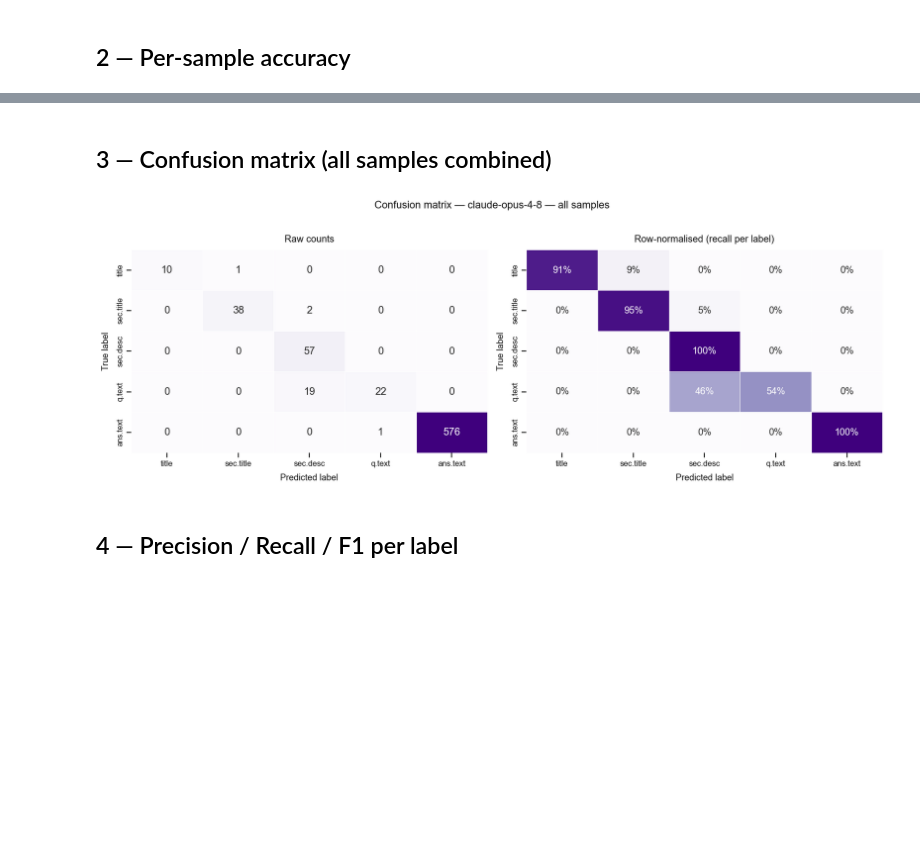
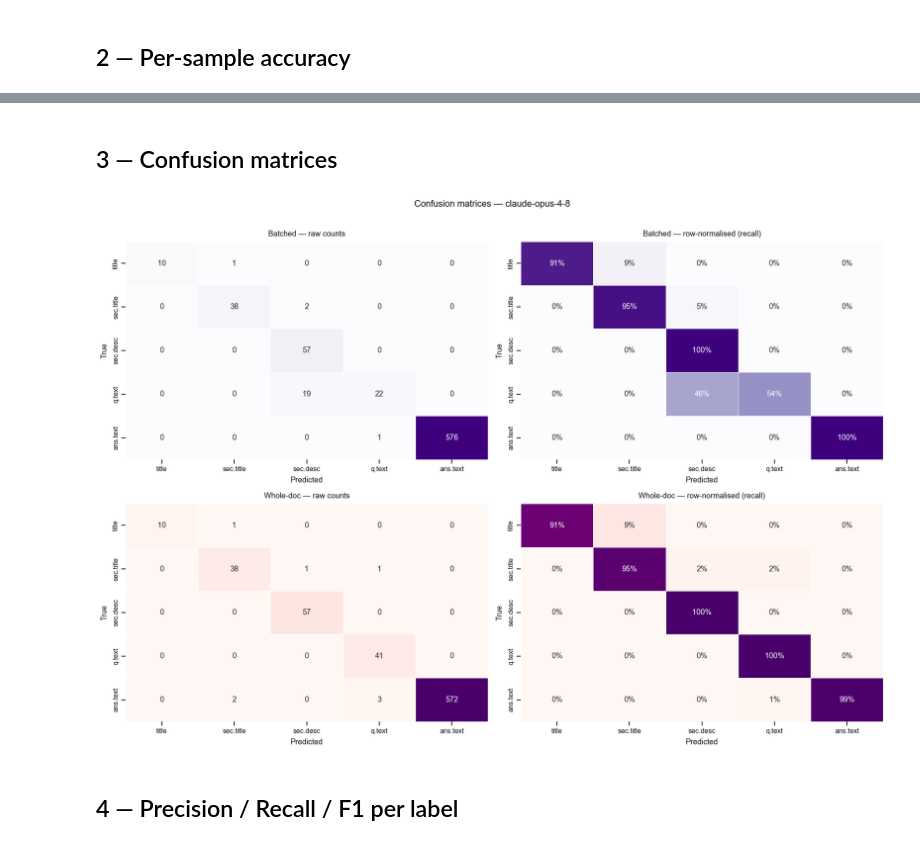
Before and after one commit to fairdataihub/dmpbridge, a Jupyter notebook: notebooks/03_eval_Claude-opus-4-8.ipynb, the cells around one changed output, grey strips where cells are left out. Drawn from its saved outputs; the diff is of its cells as text; code cells hidden in the pictures; blank space fills up the shorter version.

```diff
--- a/notebooks/03_eval_Claude-opus-4-8.ipynb
+++ b/notebooks/03_eval_Claude-opus-4-8.ipynb
@@ -19,3 +19,9 @@ MODEL_COLOR = "#7c3aed"
+# %%
+MODEL_NAME    = "claude-opus-4-8"
+COLOR_BATCH   = "#7c3aed"   # deep purple  — batched
+COLOR_WHOLE   = "#a855f7"   # lighter purple — whole-doc
+CMAP_BATCH    = "Purples"
+CMAP_WHOLE    = "RdPu"
 # %%
 import sys
 sys.path.insert(0, "..")
@@ -137,27 +193,36 @@ sns.despine(); plt.tight_layout(); plt.show()
 # %% [markdown]
-## 3 — Confusion matrix (all samples combined)
+## 3 — Confusion matrices
 # %%
-matrix = pd.DataFrame(
-    [[conf_all.get(t,{}).get(p,0) for p in LABELS] for t in LABELS],
-    index=SHORT, columns=SHORT)
-matrix_norm = matrix.div(matrix.sum(axis=1).replace(0,1), axis=0)
+def conf_to_df(conf):
+    m = pd.DataFrame(
+        [[conf.get(t, {}).get(p, 0) for p in LABELS] for t in LABELS],
+        index=SHORT, columns=SHORT)
+    return m, m.div(m.sum(axis=1).replace(0, 1), axis=0)
 
-fig, axes = plt.subplots(1, 2, figsize=(14, 5))
-sns.heatmap(matrix, annot=True, fmt="d", cmap="Purples", linewidths=0.6,
-            linecolor="white", ax=axes[0], cbar=False, annot_kws={"size":13})
-axes[0].set_title("Raw counts", pad=10, fontsize=12)
-axes[0].set_xlabel("Predicted label", labelpad=8)
-axes[0].set_ylabel("True label", labelpad=8)
-sns.heatmap(matrix_norm, annot=True, fmt=".0%", cmap="Purples", linewidths=0.6,
-            linecolor="white", ax=axes[1], cbar=False, vmin=0, vmax=1,
-            annot_kws={"size":12})
-axes[1].set_title("Row-normalised (recall per label)", pad=10, fontsize=12)
-axes[1].set_xlabel("Predicted label", labelpad=8)
-axes[1].set_ylabel("True label", labelpad=8)
-plt.suptitle(f"Confusion matrix — {MODEL_NAME} — all samples", fontsize=13, y=1.02)
+mat_b, mat_bn = conf_to_df(conf_b)
+mat_w, mat_wn = conf_to_df(conf_w)
+
+fig, axes = plt.subplots(2, 2, figsize=(16, 11))
+
+for ax, mat, fmt, cmap, title in [
+    (axes[0,0], mat_b,  "d",   CMAP_BATCH, "Batched — raw counts"),
+    (axes[0,1], mat_bn, ".0%", CMAP_BATCH, "Batched — row-normalised (recall)"),
+    (axes[1,0], mat_w,  "d",   CMAP_WHOLE, "Whole-doc — raw counts"),
+    (axes[1,1], mat_wn, ".0%", CMAP_WHOLE, "Whole-doc — row-normalised (recall)"),
+]:
+    sns.heatmap(mat, annot=True, fmt=fmt, cmap=cmap, linewidths=0.6,
+                linecolor="white", ax=ax, cbar=False,
+                annot_kws={"size": 11},
+                vmin=(0 if fmt == ".0%" else None),
+                vmax=(1 if fmt == ".0%" else None))
+    ax.set_title(title, pad=8, fontsize=11)
+    ax.set_xlabel("Predicted", labelpad=6)
+    ax.set_ylabel("True", labelpad=6)
+
+plt.suptitle(f"Confusion matrices — {MODEL_NAME}", fontsize=13, y=1.01)
 plt.tight_layout(); plt.show()
 # %% [output]
-[figure, old version]
+[figure, new version]
 # %% [markdown]
 ## 4 — Precision / Recall / F1 per label
 # %%
```
Also changed, not shown: parts of 13 cells of this notebook, 14 other files.
